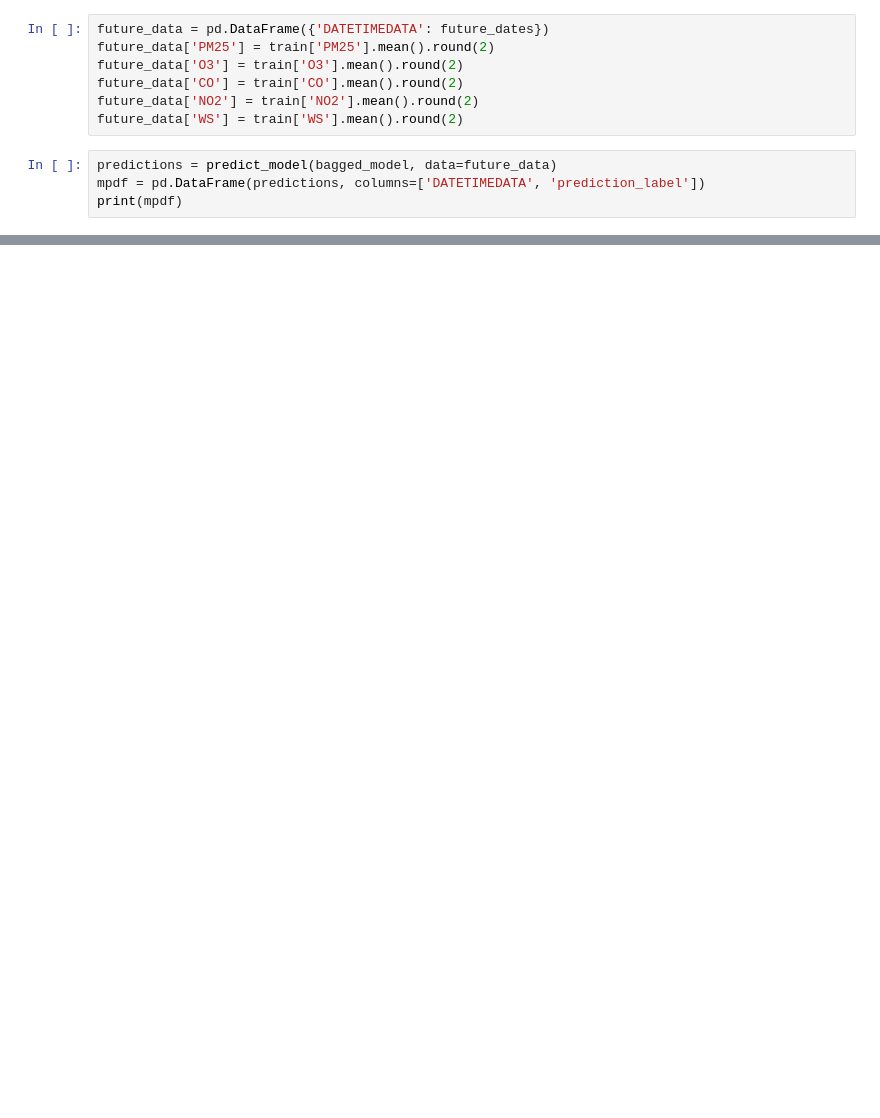
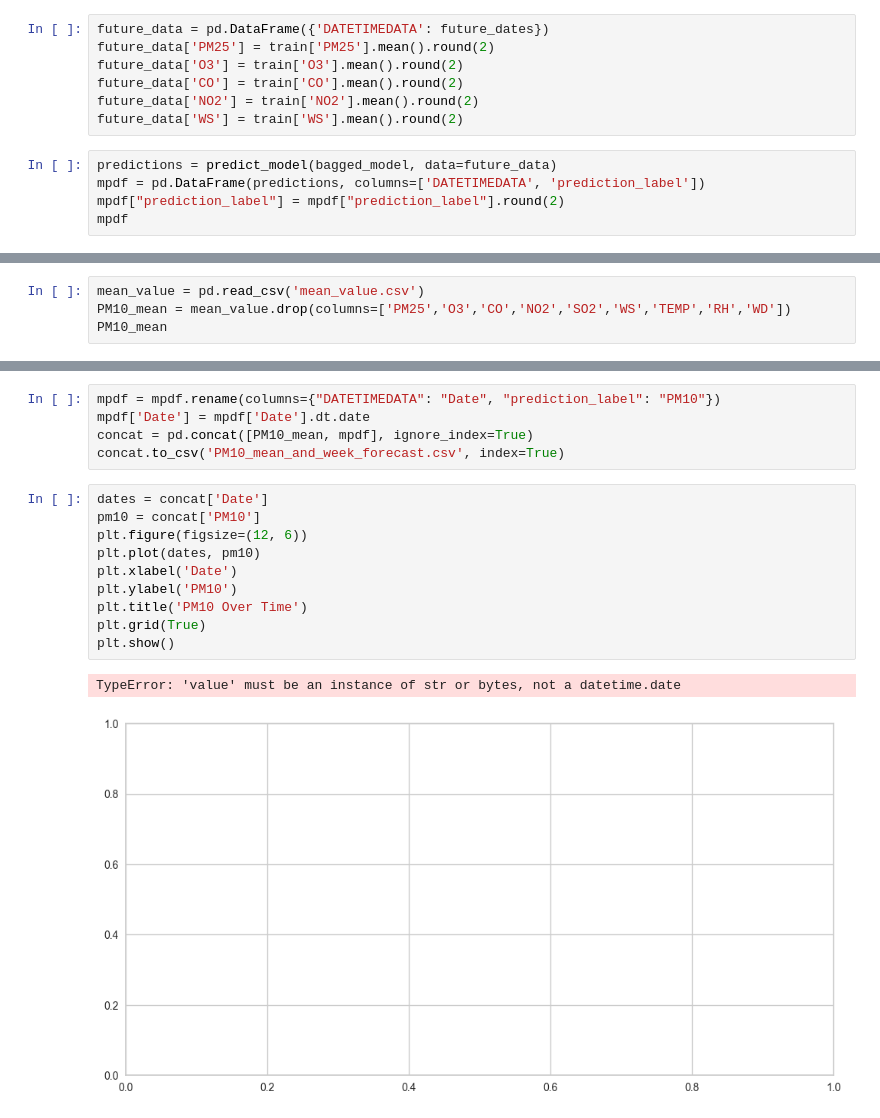
Before and after one commit to jayjiratta/predict_pm2.5, a Jupyter notebook: predict_PM10.ipynb, the cells around one changed output, grey strips where cells are left out. Drawn from its saved outputs; the diff is of its cells as text; blank space fills up the shorter version.

Commit message:
Add PM10 mean value DataFrame

```diff
--- a/predict_PM10.ipynb
+++ b/predict_PM10.ipynb
@@ -141,6 +155,7 @@ future_data['WS'] = train['WS'].mean().round(2)
 # %%
 predictions = predict_model(bagged_model, data=future_data)
 mpdf = pd.DataFrame(predictions, columns=['DATETIMEDATA', 'prediction_label'])
-print(mpdf)
+mpdf["prediction_label"] = mpdf["prediction_label"].round(2)
+mpdf
 # %% [output]
 [interactive output not drawn]
@@ -186,3 +201,7 @@ Pipeline(memory=FastMemory(location=C:\Users\HP\AppData\Local\Temp\joblib),
                  BaggingRegressor(estimator=ExtraTreesRegressor(n_jobs=-1,
                                                                 random_state=321),
                                   n_estimators=20, random_state=321))])
+# %%
+mean_value = pd.read_csv('mean_value.csv')
+PM10_mean = mean_value.drop(columns=['PM25','O3','CO','NO2','SO2','WS','TEMP','RH','WD'])
+PM10_mean
@@ -188,0 +222,18 @@ Pipeline(memory=FastMemory(location=C:\Users\HP\AppData\Local\Temp\joblib),
+# %%
+mpdf = mpdf.rename(columns={"DATETIMEDATA": "Date", "prediction_label": "PM10"})
+mpdf['Date'] = mpdf['Date'].dt.date
+concat = pd.concat([PM10_mean, mpdf], ignore_index=True)
+concat.to_csv('PM10_mean_and_week_forecast.csv', index=True)
+# %%
+dates = concat['Date']
+pm10 = concat['PM10']
+plt.figure(figsize=(12, 6))
+plt.plot(dates, pm10)
+plt.xlabel('Date')
+plt.ylabel('PM10')
+plt.title('PM10 Over Time')
+plt.grid(True)
+plt.show()
+# %% [output]
+TypeError: 'value' must be an instance of str or bytes, not a datetime.date
+[figure, added]
```
Also changed, not shown: parts of 7 cells of this notebook.
